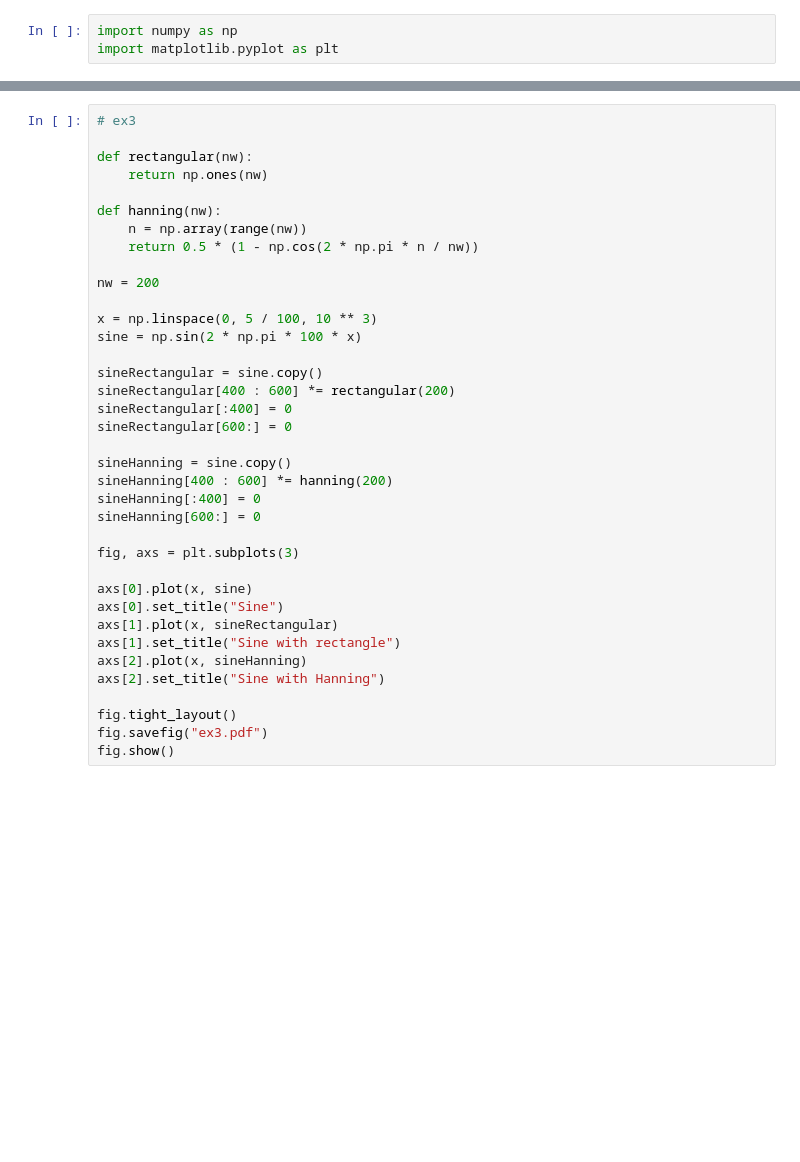
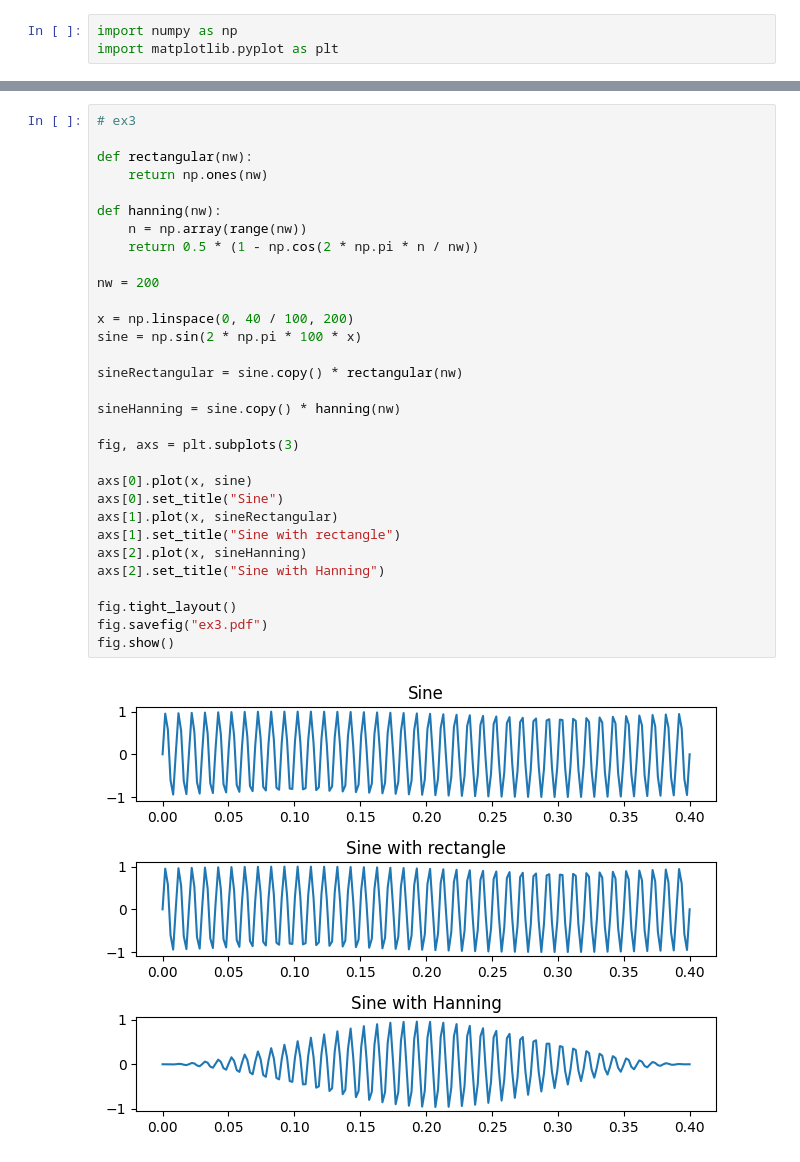
Before and after one commit to lowLevelGod/Procesarea-Semnalelor, a Jupyter notebook: Lab6/lab6.ipynb, the cells around one changed output, grey strips where cells are left out. Cells and saved outputs as stored; diff of their text form; blank space fills up the shorter version.

```diff
--- a/Lab6/lab6.ipynb
+++ b/Lab6/lab6.ipynb
@@ -61,40 +67,36 @@ prod_fft = fft_convolution(p, q, N)
 # %%
 # ex3
 
 def rectangular(nw):
     return np.ones(nw)
 
 def hanning(nw):
     n = np.array(range(nw))
     return 0.5 * (1 - np.cos(2 * np.pi * n / nw))
 
 nw = 200
 
-x = np.linspace(0, 5 / 100, 10 ** 3)
+x = np.linspace(0, 40 / 100, 200)
 sine = np.sin(2 * np.pi * 100 * x)
 
-sineRectangular = sine.copy()
-sineRectangular[400 : 600] *= rectangular(200)
-sineRectangular[:400] = 0
-sineRectangular[600:] = 0
+sineRectangular = sine.copy() * rectangular(nw)
 
-sineHanning = sine.copy()
-sineHanning[400 : 600] *= hanning(200)
-sineHanning[:400] = 0
-sineHanning[600:] = 0
+sineHanning = sine.copy() * hanning(nw)
 
 fig, axs = plt.subplots(3)
 
 axs[0].plot(x, sine)
 axs[0].set_title("Sine")
 axs[1].plot(x, sineRectangular)
 axs[1].set_title("Sine with rectangle")
 axs[2].plot(x, sineHanning)
 axs[2].set_title("Sine with Hanning")
 
 fig.tight_layout()
 fig.savefig("ex3.pdf")
 fig.show()
+# %% [output]
+[figure, added]
 # %%
 # ex4
 
```
Also changed, not shown: parts of 3 cells of this notebook, 7 other files.
